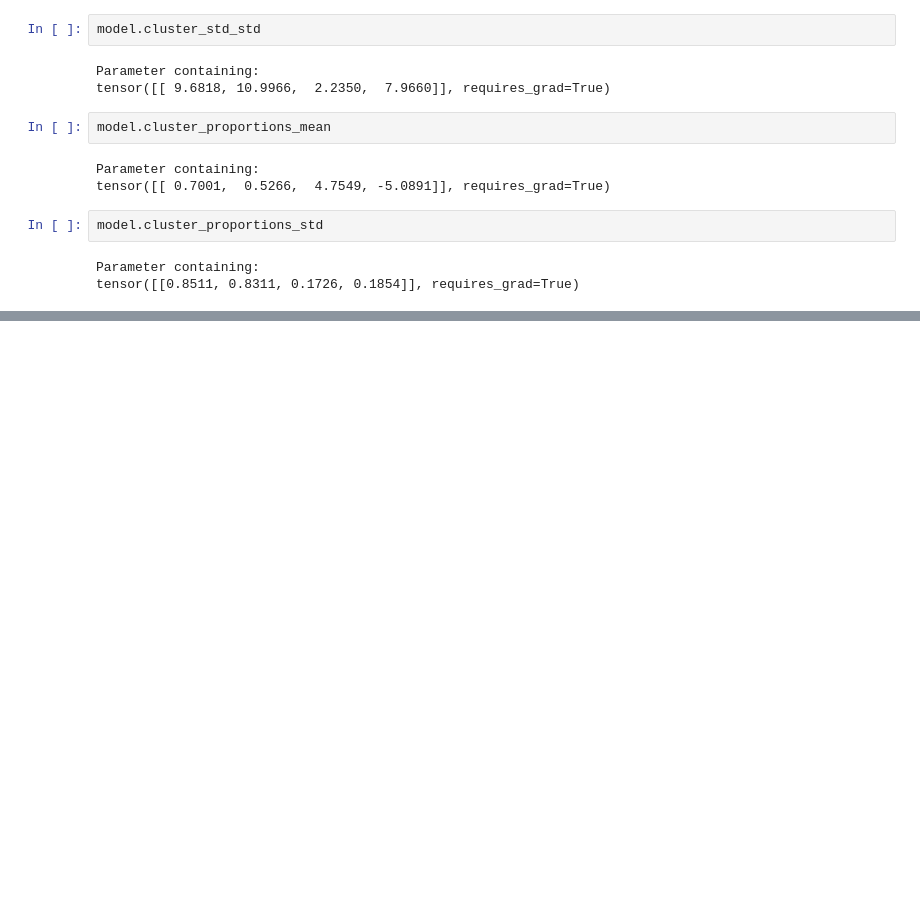
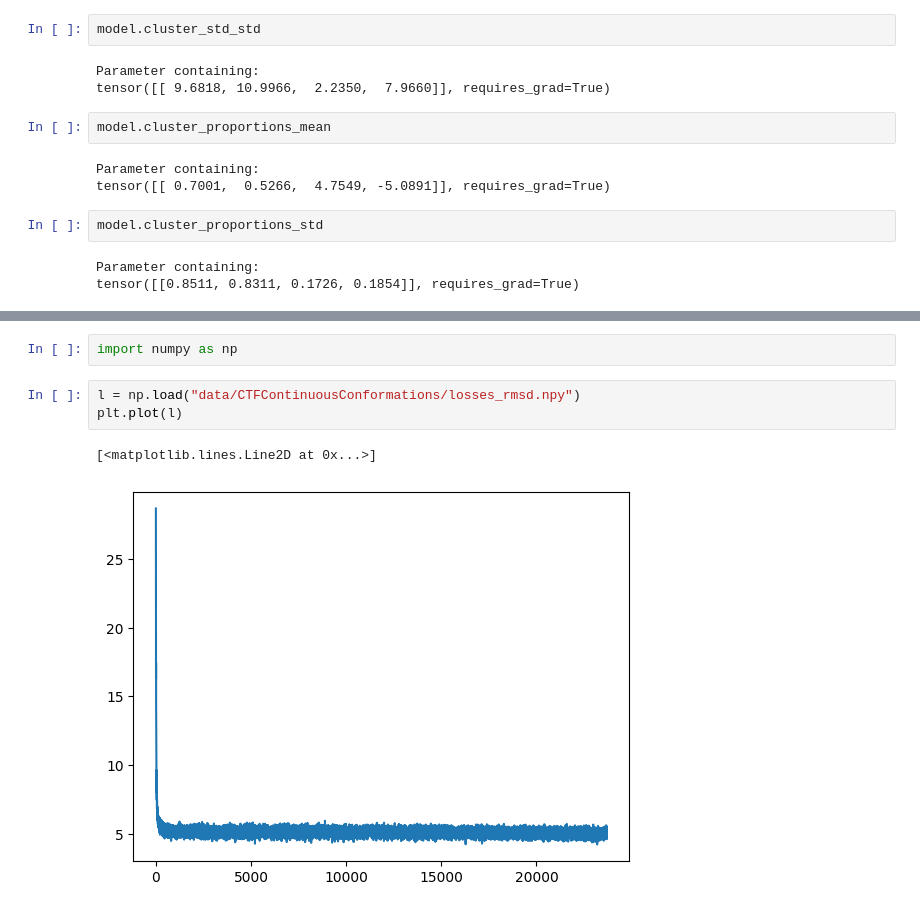
Before and after one commit to Gabriel-Ducrocq/segmentationCryoEM, a Jupyter notebook: visualization.ipynb, the cells around one changed output, grey strips where cells are left out. Cells and saved outputs as stored; diff of their text form; blank space fills up the shorter version.

```diff
--- a/visualization.ipynb
+++ b/visualization.ipynb
@@ -2258,0 +2258,8 @@ sorted_rmsd
+# %%
+import numpy as np
+# %%
+l = np.load("data/CTFContinuousConformations/losses_rmsd.npy")
+plt.plot(l)
+# %% [output]
+[<matplotlib.lines.Line2D at 0x...>]
+[figure, added]
```
Also changed, not shown: parts of 66 cells of this notebook, 1 other file.
